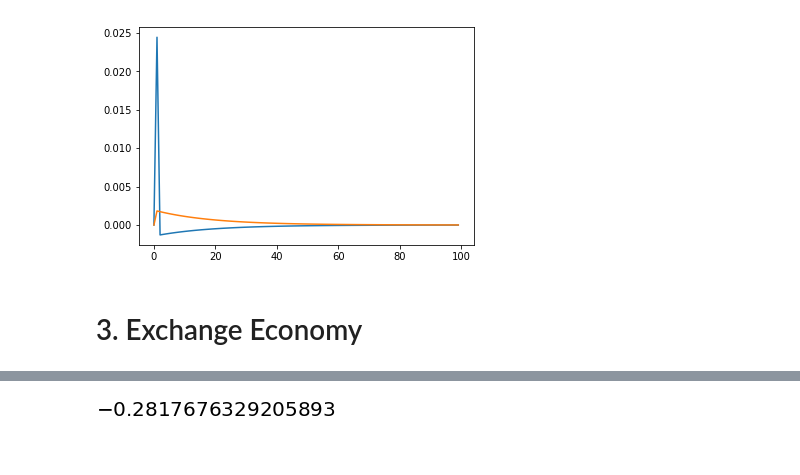
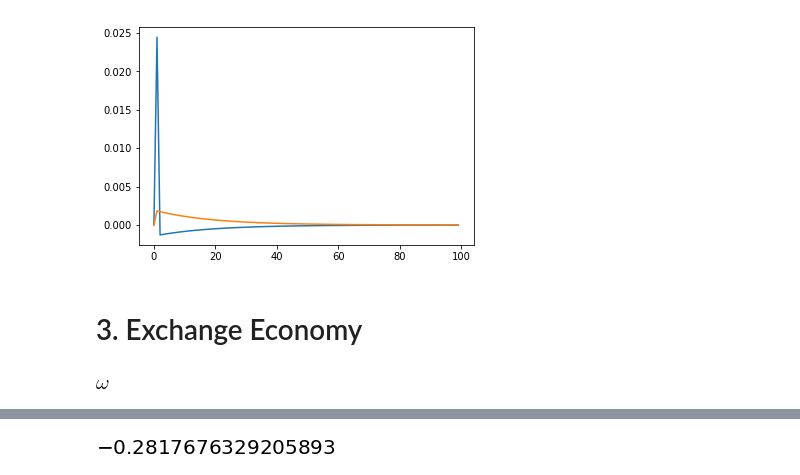
Before and after one commit to NumEconCopenhagen/projects-2019-al, a Jupyter notebook: examproject/examproject.ipynb, the cells around one changed output, grey strips where cells are left out. Saved outputs shown, nothing was run; the diff lists cells and outputs as text; code cells hidden in the pictures; blank space fills up the shorter version.

```diff
--- a/examproject/examproject.ipynb
+++ b/examproject/examproject.ipynb
@@ -362,9 +362,10 @@ Now the have two new parameters ($\delta$, $\omega$) and $v_t$ and $s_t$ which b
 pms["delta"] = 0.80
 pms["omega"] = 0.15
 
+
 #define the new symbols
 delta = sm.symbols("delta")
-omega = sm.symbols("omega")
+#omega = sm.symbols("omega")
 vt_m1 = sm.symbols("v_t-1")
 xt = sm.symbols("x_t")
 ct = sm.symbols("c_t")
@@ -511,3 +514,7 @@ def counter(i,n):
     return
 # %% [markdown]
 # 3. Exchange Economy
+# %%
+omega
+# %% [output]
+[figure, added]
```
Also changed, not shown: parts of 9 cells of this notebook.
